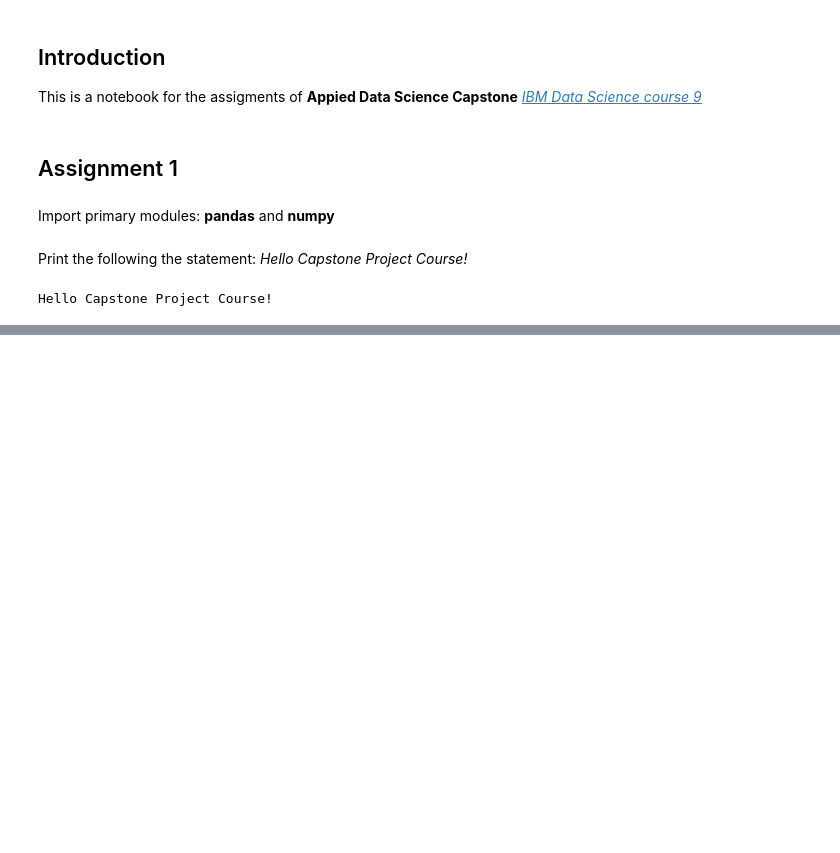
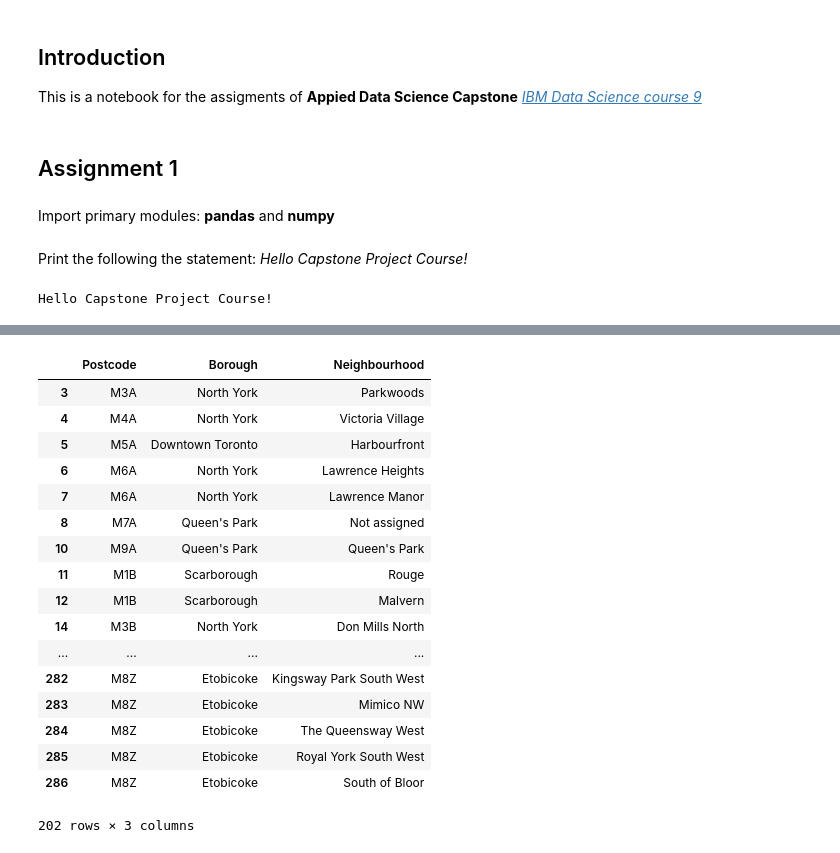
Before and after one commit to IrwanP/applied-data-science-capstone-2, a Jupyter notebook: Applied_Data_Science_Capstone_Assignment_1.ipynb, the cells around one changed output, grey strips where cells are left out. Cells and saved outputs as stored; diff of their text form; code cells hidden in the pictures; blank space fills up the shorter version.

Commit message:
adds the first jupyter notebook to Github

```diff
--- a/Applied_Data_Science_Capstone_Assignment_1.ipynb
+++ b/Applied_Data_Science_Capstone_Assignment_1.ipynb
@@ -19,0 +24,6 @@ Hello Capstone Project Course!
+# %%
+# We will use pandas to import table from thie wiki url
+wiki = pd.read_html("https://en.wikipedia.org/wiki/List_of_postal_codes_of_Canada:_M")
+# %%
+# The table we want is the first item in the list
+PBN_table = wiki[0]
@@ -19,0 +40,6 @@ Hello Capstone Project Course!
+# %%
+# First, we assign the first row as column name
+header = PBN_table.iloc[0] # store header into a new variable
+PBN_table = PBN_table[1:] # remove the first row
+PBN_table.columns = header # assign header
+PBN_table.head()
@@ -19,0 +53,4 @@ Hello Capstone Project Course!
+# %%
+# Remove cells with a borough that is not assigned.
+PBN_table_temp=PBN_table.drop(PBN_table[PBN_table["Borough"] == "Not assigned"].index)
+PBN_table_temp.head()
@@ -19,0 +64,21 @@ Hello Capstone Project Course!
+# %%
+PBN_table_temp.groupby(PBN_table_temp['Postcode']).agg()
+# %% [output]
+|  | Postcode | Borough | Neighbourhood |
+| 3 | M3A | North York | Parkwoods |
+| 4 | M4A | North York | Victoria Village |
+| 5 | M5A | Downtown Toronto | Harbourfront |
+| 6 | M6A | North York | Lawrence Heights |
+| 7 | M6A | North York | Lawrence Manor |
+| 8 | M7A | Queen's Park | Not assigned |
+| 10 | M9A | Queen's Park | Queen's Park |
+| 11 | M1B | Scarborough | Rouge |
+| 12 | M1B | Scarborough | Malvern |
+| 14 | M3B | North York | Don Mills North |
+| ... | ... | ... | ... |
+| 282 | M8Z | Etobicoke | Kingsway Park South West |
+| 283 | M8Z | Etobicoke | Mimico NW |
+| 284 | M8Z | Etobicoke | The Queensway West |
+| 285 | M8Z | Etobicoke | Royal York South West |
+| 286 | M8Z | Etobicoke | South of Bloor |
+202 rows × 3 columns
```
Also changed, not shown: parts of 14 cells of this notebook.
